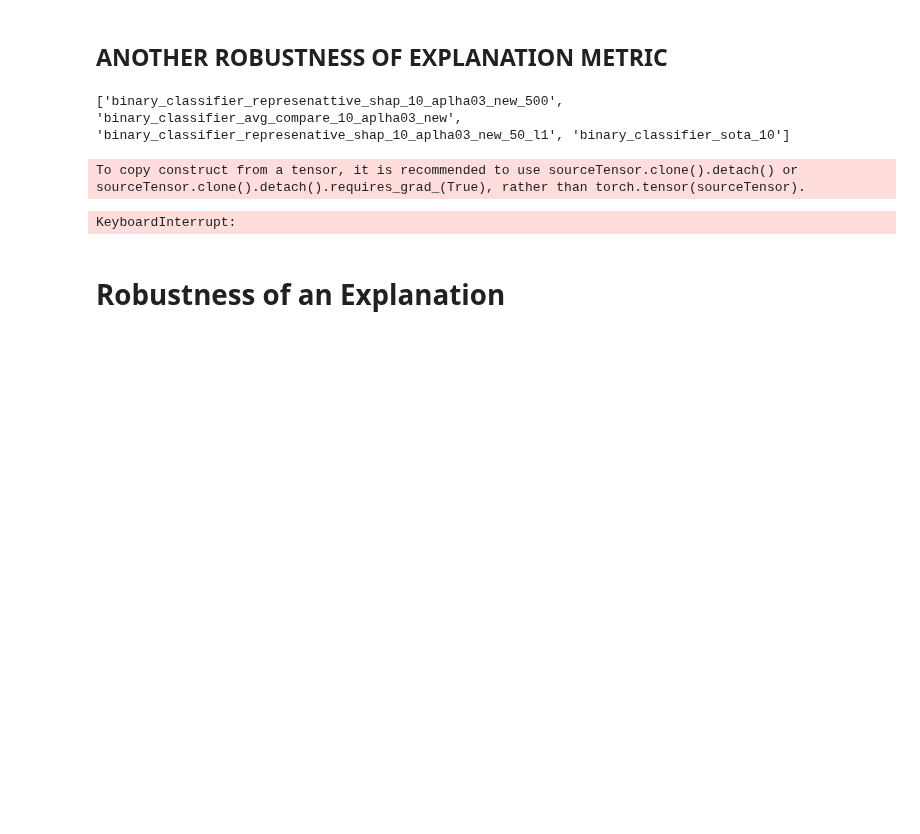
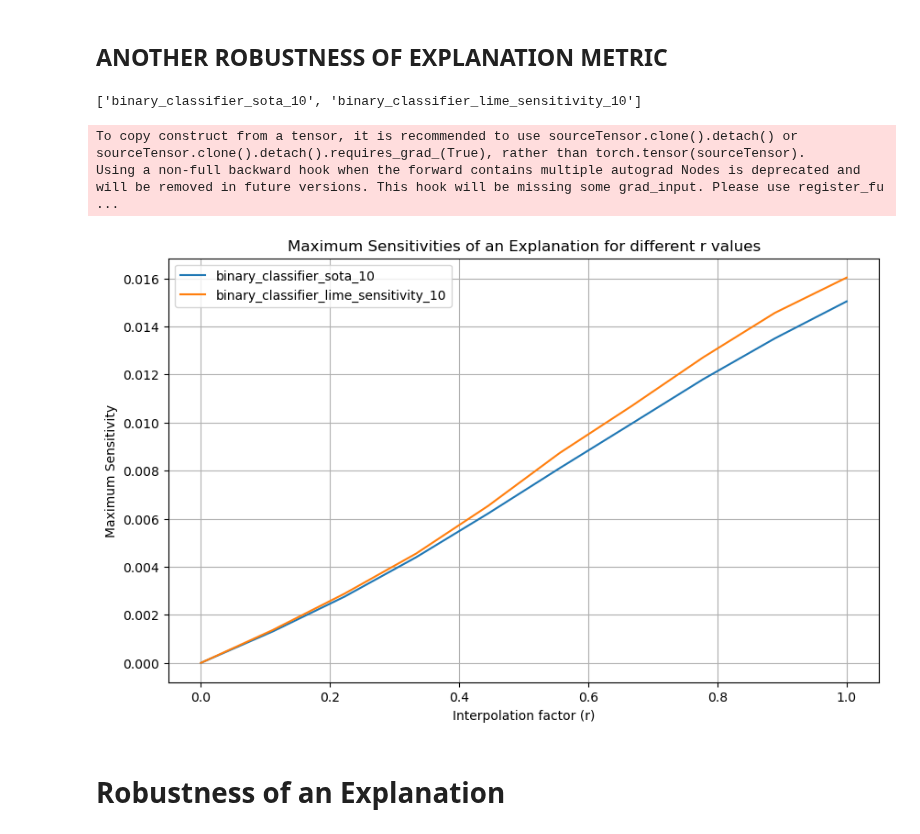
Before and after one commit to myanacondadonttt/RoofNetXAI, a Jupyter notebook: Notebooks/Analysis Robustness Main Past.ipynb, the cells around one changed output. Drawn from its saved outputs; the diff is of its cells as text; code cells hidden in the pictures; blank space fills up the shorter version.

```diff
--- a/Notebooks/Analysis Robustness Main Past.ipynb
+++ b/Notebooks/Analysis Robustness Main Past.ipynb
@@ -1075,7 +1257,7 @@ def create_explainer(model, background_data):
     return explainer
 
 
-def compute_max_sensitivity(model, data, r, num_samples=100, mc_samples=10):
+def compute_max_sensitivity(model, data, r, num_samples=100, mc_samples=5):
     max_sensitivity = 0
     data_tensor = torch.tensor(data, dtype=torch.float32).to(device)
     explainer = create_explainer(model, data_tensor[:num_samples])
@@ -1097,7 +1279,7 @@ def compute_max_sensitivity(model, data, r, num_samples=100, mc_samples=10):
     return max_sensitivity
 
 
-base_dir = "/Users/Lisa/Desktop/Master Thesis/RoofNetXAI/Notebooks/past_values_10_03_new"
+base_dir = "/Users/Lisa/Desktop/Master Thesis/RoofNetXAI/Notebooks/robustness check"
 model_folders = [f for f in os.listdir(base_dir) if os.path.isdir(os.path.join(base_dir, f))]
 print(model_folders)
 
@@ -1119,35 +1301,36 @@ for r in r_values:
             model = Net()
             model.load_state_dict(torch.load(model_path))
             model.eval().to(device)
 
             sensitivity = compute_max_sensitivity(model, test_hold, r)
             sensitivity_list.append(sensitivity)
 
         # Store the maximum sensitivity for this model type
         max_sensitivities.setdefault(folder, []).append(np.max(sensitivity_list))
 
 
 # Convert max_sensitivities to a DataFrame
 df_max_sensitivities = pd.DataFrame(max_sensitivities)
 df_max_sensitivities['r_value'] = r_values
 # Save max sensitivities to a CSV file
 df_max_sensitivities.to_csv(os.path.join(base_dir, 'max_sensitivities.csv'), index=False)
 
 
 # Plot the maximum sensitivities
 plt.figure(figsize=(10, 6))
 for model_type, max_sensitivity_values in max_sensitivities.items():
     plt.plot(r_values, max_sensitivity_values, label=model_type)
 plt.xlabel("Interpolation factor (r)")
 plt.ylabel("Maximum Sensitivity")
 plt.legend()
 plt.grid(True)
 plt.title("Maximum Sensitivities of an Explanation for different r values")
 plt.show()
 # %% [output]
-['binary_classifier_represenattive_shap_10_aplha03_new_500', 'binary_classifier_avg_compare_10_aplha03_new', 'binary_classifier_represenative_shap_10_aplha03_new_50_l1', 'binary_classifier_sota_10']
+['binary_classifier_sota_10', 'binary_classifier_lime_sensitivity_10']
 To copy construct from a tensor, it is recommended to use sourceTensor.clone().detach() or sourceTensor.clone().detach().requires_grad_(True), rather than torch.tensor(sourceTensor).
+Using a non-full backward hook when the forward contains multiple autograd Nodes is deprecated and will be removed in future versions. This hook will be missing some grad_input. Please use register_fu ...
-KeyboardInterrupt:
+[figure, added]
 # %% [markdown]
 # Robustness of an Explanation
 # %% [markdown]
```
Also changed, not shown: parts of 14 cells of this notebook, 1 other file.
